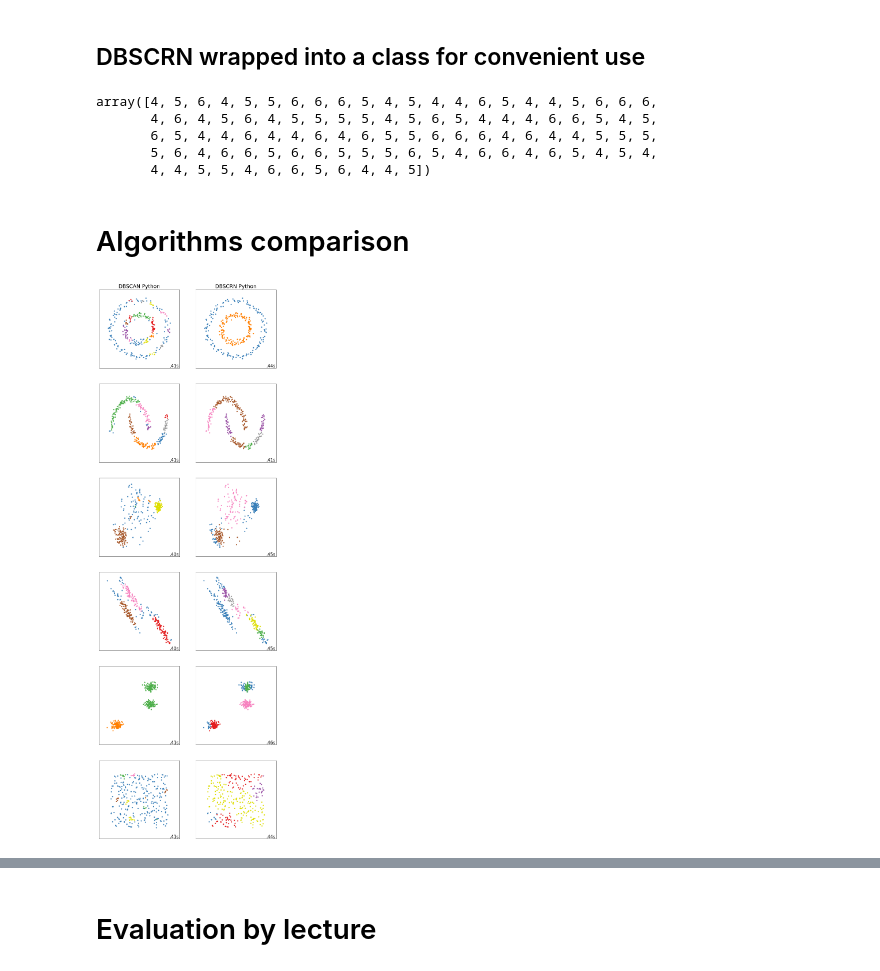
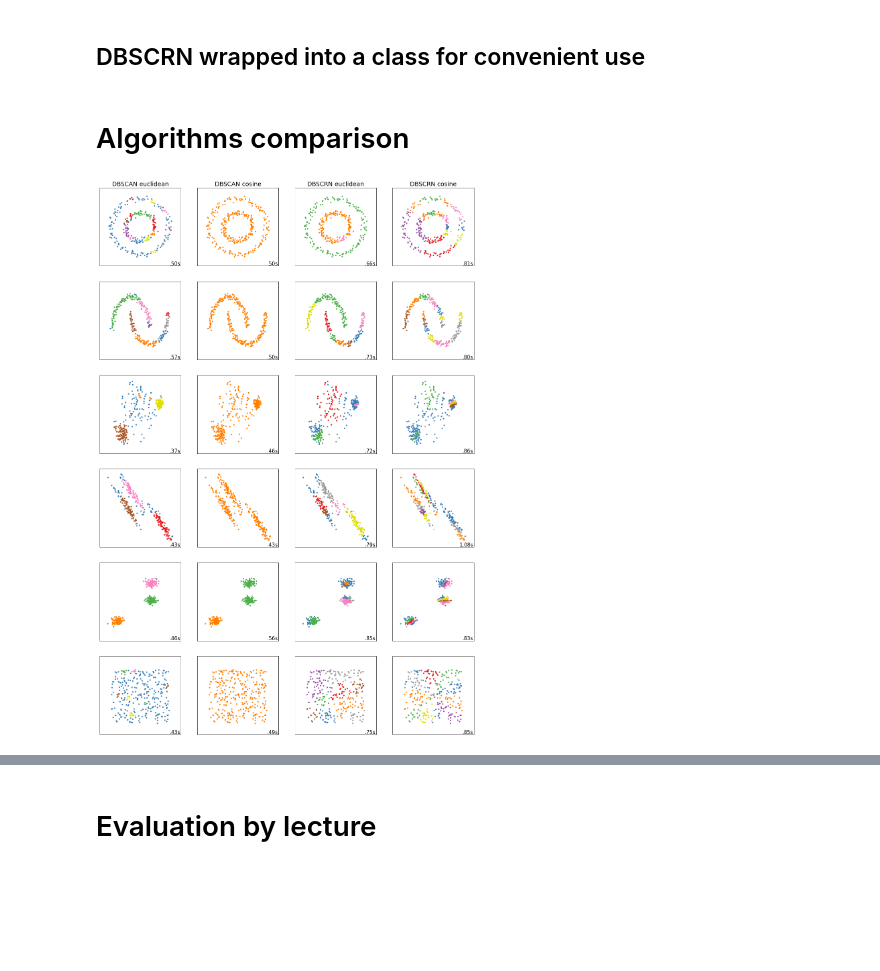
Before and after one commit to arek544/DBSCAN, a Jupyter notebook: dbscan_vs_dbscrn.ipynb, the cells around one changed output, grey strips where cells are left out. Cells and saved outputs as stored; diff of their text form; code cells hidden in the pictures; blank space fills up the shorter version.

Commit message:
cosine similarity bug fix

```diff
--- a/dbscan_vs_dbscrn.ipynb
+++ b/dbscan_vs_dbscrn.ipynb
@@ -241,9 +225,3 @@ def euclidean_distance(x1, x2):
-# %%
-def cosine_similarity(x1, x2):
-    distance_measure = 0
-    for i in range(len(x1)):
-         distance_measure += sum(x1[i]*x2[i])/((math.sqrt(sum(x1[i]**2)))*(math.sqrt(sum(x2[i]**2))))
-    return  distance_measure
 # %% [markdown]
 ## KNN
 # %%
@@ -259,21 +237,21 @@ def get_knn(current_index, neighbor_indices, k, distance):
 # %% [markdown]
 ## RNN
 # %%
-def get_rnn(point_knn, current_index):
+def get_pointwise_rnn(point_knn, current_index):
     rnn = []
     for neighbor in point_knn[current_index]:
         if current_index in point_knn[neighbor]:
             rnn.append(neighbor)
     return rnn
 
-def get_pointwise_rnn(point_indices, k):
+def get_rnn(point_indices, k):
     point_rnn = {}
     point_knn = {}
     for current_index in point_indices:
         knn = get_knn(current_index, point_indices[:], k, distance)
         point_knn[current_index] = knn
     for current_index in point_indices:
-        rnn = get_rnn(point_knn, current_index)
+        rnn = get_pointwise_rnn(point_knn, current_index)
         point_rnn[current_index] = rnn
     return point_rnn
 # %% [markdown]
@@ -295,7 +275,9 @@ def search(current_index, k, point_rnn):
 # %%
+# parameters
 k = 15
 distance = euclidean_distance
-point_rnn = get_pointwise_rnn(all_point_indices, k)
+
+point_rnn = get_rnn(all_point_indices, k)
 
 # Look for a cluster within not visited
 while NOT_VISITED in state:
@@ -311,7 +293,7 @@ while VISTED in state:
     state[visited_id] = CLUSTERED
 
 fig, ax = plt.subplots()
-ax.scatter(data[:,0], data[:,1], c=cluster)
+ax.scatter(data[:,0], data[:,1], c=cluster_encoder(cluster))
 plt.show()
 
 # reset to initial state
@@ -334,21 +346,21 @@ def dbscrn(data, k, distance):
         neighbor_indices = np.array(neighbor_indices)
         return neighbor_indices[sort_indices][:k].tolist()
 
-    def get_rnn(point_knn, current_index):
+    def get_pointwise_rnn(point_knn, current_index):
         rnn = []
         for neighbor in point_knn[current_index]:
             if current_index in point_knn[neighbor]:
                 rnn.append(neighbor)
         return rnn
 
-    def get_pointwise_rnn(point_indices, k):
+    def get_rnn(point_indices, k):
         point_rnn = {}
         point_knn = {}
         for current_index in point_indices:
             knn = get_knn(current_index, point_indices[:], k, distance)
             point_knn[current_index] = knn
         for current_index in point_indices:
-            rnn = get_rnn(point_knn, current_index)
+            rnn = get_pointwise_rnn(point_knn, current_index)
             point_rnn[current_index] = rnn
         return point_rnn
 
@@ -377,7 +389,7 @@ def dbscrn(data, k, distance):
 
     all_point_indices = list(range(len(data))) # inidces of all points
 
-    point_rnn = get_pointwise_rnn(all_point_indices, k)
+    point_rnn = get_rnn(all_point_indices, k)
 
     # Look for a cluster within not visited
     while NOT_VISITED in state:
@@ -405,15 +417,6 @@ class DBSCRN():
     def fit_transform(self, X):
         result = dbscrn(X, self.k, self.distance)
         return result
-# %%
-labels = DBSCRN(15, distance=euclidean_distance).fit_transform(data)
-labels
-# %% [output]
-array([4, 5, 6, 4, 5, 5, 6, 6, 6, 5, 4, 5, 4, 4, 6, 5, 4, 4, 5, 6, 6, 6,
-       4, 6, 4, 5, 6, 4, 5, 5, 5, 5, 4, 5, 6, 5, 4, 4, 4, 6, 6, 5, 4, 5,
-       6, 5, 4, 4, 6, 4, 4, 6, 4, 6, 5, 5, 6, 6, 6, 4, 6, 4, 4, 5, 5, 5,
-       5, 6, 4, 6, 6, 5, 6, 6, 5, 5, 5, 6, 5, 4, 6, 6, 4, 6, 5, 4, 5, 4,
-       4, 4, 5, 5, 4, 6, 6, 5, 6, 4, 4, 5])
 # %% [markdown]
 # Algorithms comparison
 # %%
@@ -460,14 +463,12 @@ datasets = [
 ]
 # %%
 %%time
-plt.figure(figsize=(11, 35))
-
 plot_num = 1
 
 default_base = {
     "epsilon": 0.3,
     "minPts": 20,
-    "k": 20
+    "k": 20,
 }
 
 datasets = [
@@ -520,6 +521,15 @@ datasets = [
     ),
 ]
 
+clustering_algorithms = (
+    ("DBSCAN euclidean", DBSCAN(epsilon, minPts, euclidean_distance)),
+    ("DBSCAN cosine", DBSCAN(epsilon, minPts, cosine_similarity)),
+    ("DBSCRN euclidean", DBSCRN(k, euclidean_distance)),
+    ("DBSCRN cosine", DBSCRN(k, cosine_similarity)),
+)
+
+plt.figure(figsize=(5 * len(clustering_algorithms), 30))
+
 for i_dataset, (dataset, algo_params) in enumerate(datasets):
 
     if algo_params:
@@ -536,10 +546,7 @@ for i_dataset, (dataset, algo_params) in enumerate(datasets):
     # normalize dataset for easier parameter selection
     X = StandardScaler().fit_transform(X)
 
-    clustering_algorithms = (
-        ("DBSCAN Python", DBSCAN(epsilon, minPts)),
-        ("DBSCRN Python", DBSCRN(k)),
-    )
+
 
     for name, algorithm in clustering_algorithms:
         t0 = time.time()
@@ -563,31 +570,31 @@ for i_dataset, (dataset, algo_params) in enumerate(datasets):
                             "#984ea3",
                             "#999999",
                             "#e41a1c",
                             "#dede00",
                         ]
                     ),
                     int(max(y_pred) + 1),
                 )
             )
         )
         # add black color for outliers (if any)
         colors = np.append(colors, ["#000000"])
         plt.scatter(X[:, 0], X[:, 1], s=10, color=colors[y_pred.astype(int)])
 
         plt.xlim(-2.5, 2.5)
         plt.ylim(-2.5, 2.5)
         plt.xticks(())
         plt.yticks(())
         plt.text(
             0.99,
             0.01,
             ("%.2fs" % (t1 - t0)).lstrip("0"),
             transform=plt.gca().transAxes,
             size=15,
             horizontalalignment="right",
         )
         plot_num += 1
 
 plt.show()
 # %% [output]
-[figure, old version]
+[figure, new version]
```
Also changed, not shown: parts of 32 cells of this notebook.
